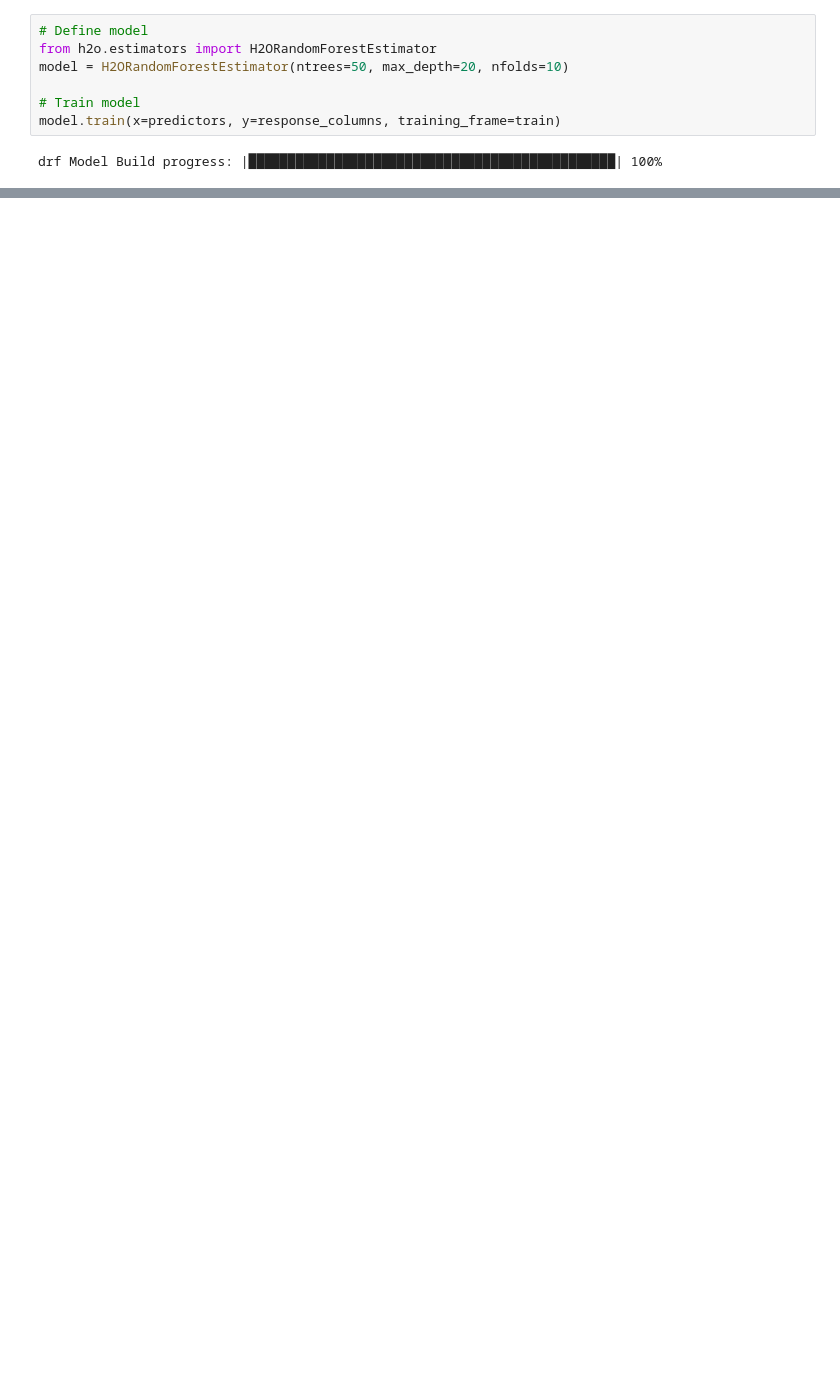
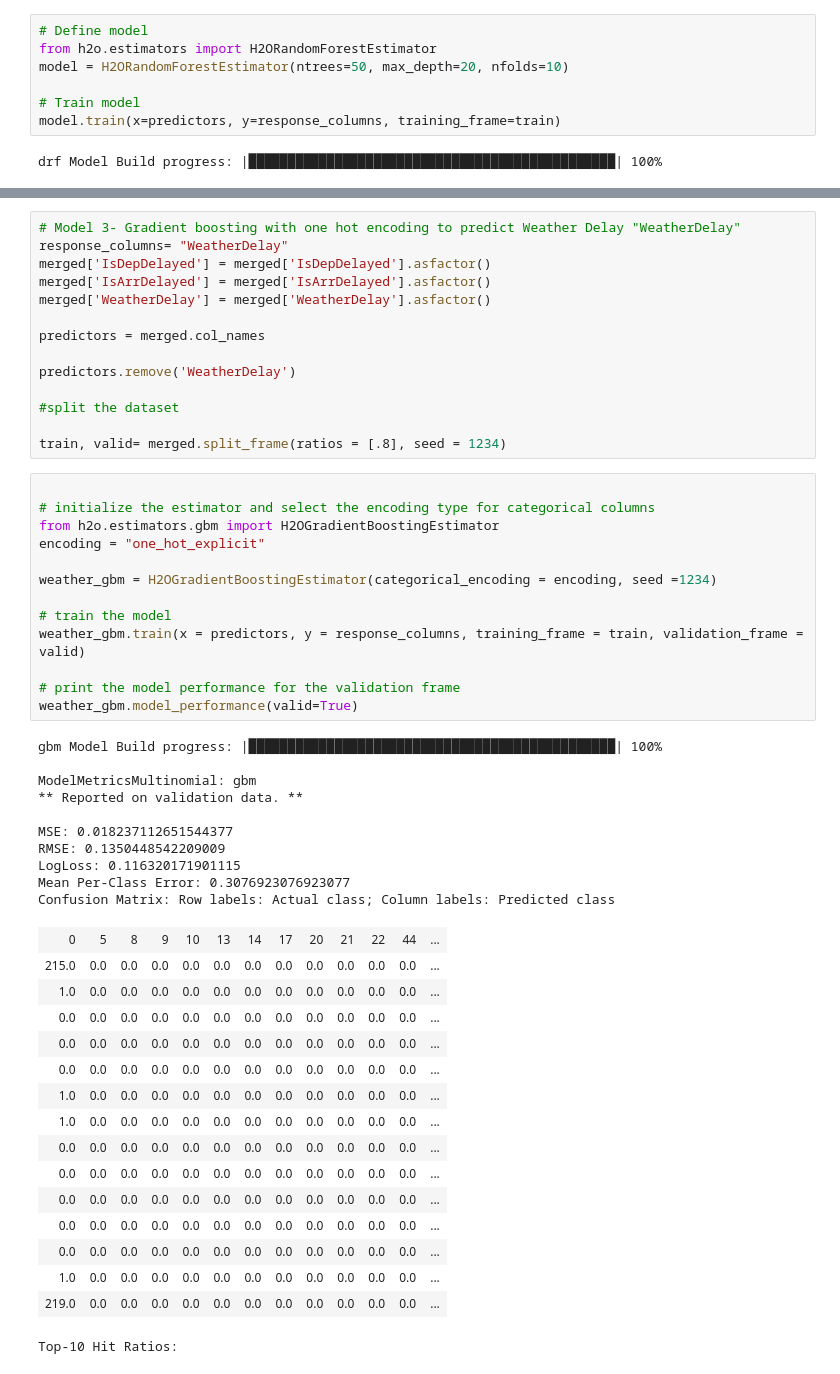
Before and after one commit to froggy444/h2o-challenge, a Jupyter notebook: Task 3 - Joins-Merges and Modeling.ipynb, the cells around one changed output, grey strips where cells are left out. Drawn from its saved outputs; the diff is of its cells as text; blank space fills up the shorter version.

```diff
--- a/Task 3 - Joins-Merges and Modeling.ipynb
+++ b/Task 3 - Joins-Merges and Modeling.ipynb
@@ -460,0 +380,54 @@ NameError: name 'operator' is not defined
+# %%
+# Model 3- Gradient boosting with one hot encoding to predict Weather Delay "WeatherDelay"
+response_columns= "WeatherDelay"
+merged['IsDepDelayed'] = merged['IsDepDelayed'].asfactor()
+merged['IsArrDelayed'] = merged['IsArrDelayed'].asfactor()
+merged['WeatherDelay'] = merged['WeatherDelay'].asfactor()
+
+predictors = merged.col_names
+
+predictors.remove('WeatherDelay')
+
+#split the dataset
+
+train, valid= merged.split_frame(ratios = [.8], seed = 1234)
+# %%
+
+# initialize the estimator and select the encoding type for categorical columns
+from h2o.estimators.gbm import H2OGradientBoostingEstimator
+encoding = "one_hot_explicit"
+
+weather_gbm = H2OGradientBoostingEstimator(categorical_encoding = encoding, seed =1234)
+
+# train the model
+weather_gbm.train(x = predictors, y = response_columns, training_frame = train, validation_frame = valid)
+
+# print the model performance for the validation frame
+weather_gbm.model_performance(valid=True)
+# %% [output]
+gbm Model Build progress: |███████████████████████████████████████████████| 100%
+
+ModelMetricsMultinomial: gbm
+** Reported on validation data. **
+
+MSE: 0.018237112651544377
+RMSE: 0.1350448542209009
+LogLoss: 0.116320171901115
+Mean Per-Class Error: 0.3076923076923077
+Confusion Matrix: Row labels: Actual class; Column labels: Predicted class
+| 0 | 5 | 8 | 9 | 10 | 13 | 14 | 17 | 20 | 21 | 22 | 44 | ... |
+| 215.0 | 0.0 | 0.0 | 0.0 | 0.0 | 0.0 | 0.0 | 0.0 | 0.0 | 0.0 | 0.0 | 0.0 | ... |
+| 1.0 | 0.0 | 0.0 | 0.0 | 0.0 | 0.0 | 0.0 | 0.0 | 0.0 | 0.0 | 0.0 | 0.0 | ... |
+| 0.0 | 0.0 | 0.0 | 0.0 | 0.0 | 0.0 | 0.0 | 0.0 | 0.0 | 0.0 | 0.0 | 0.0 | ... |
+| 0.0 | 0.0 | 0.0 | 0.0 | 0.0 | 0.0 | 0.0 | 0.0 | 0.0 | 0.0 | 0.0 | 0.0 | ... |
+| 0.0 | 0.0 | 0.0 | 0.0 | 0.0 | 0.0 | 0.0 | 0.0 | 0.0 | 0.0 | 0.0 | 0.0 | ... |
+| 1.0 | 0.0 | 0.0 | 0.0 | 0.0 | 0.0 | 0.0 | 0.0 | 0.0 | 0.0 | 0.0 | 0.0 | ... |
+| 1.0 | 0.0 | 0.0 | 0.0 | 0.0 | 0.0 | 0.0 | 0.0 | 0.0 | 0.0 | 0.0 | 0.0 | ... |
+| 0.0 | 0.0 | 0.0 | 0.0 | 0.0 | 0.0 | 0.0 | 0.0 | 0.0 | 0.0 | 0.0 | 0.0 | ... |
+| 0.0 | 0.0 | 0.0 | 0.0 | 0.0 | 0.0 | 0.0 | 0.0 | 0.0 | 0.0 | 0.0 | 0.0 | ... |
+| 0.0 | 0.0 | 0.0 | 0.0 | 0.0 | 0.0 | 0.0 | 0.0 | 0.0 | 0.0 | 0.0 | 0.0 | ... |
+| 0.0 | 0.0 | 0.0 | 0.0 | 0.0 | 0.0 | 0.0 | 0.0 | 0.0 | 0.0 | 0.0 | 0.0 | ... |
+| 0.0 | 0.0 | 0.0 | 0.0 | 0.0 | 0.0 | 0.0 | 0.0 | 0.0 | 0.0 | 0.0 | 0.0 | ... |
+| 1.0 | 0.0 | 0.0 | 0.0 | 0.0 | 0.0 | 0.0 | 0.0 | 0.0 | 0.0 | 0.0 | 0.0 | ... |
+| 219.0 | 0.0 | 0.0 | 0.0 | 0.0 | 0.0 | 0.0 | 0.0 | 0.0 | 0.0 | 0.0 | 0.0 | ... |
+Top-10 Hit Ratios:
```
Also changed, not shown: parts of 28 cells of this notebook.
